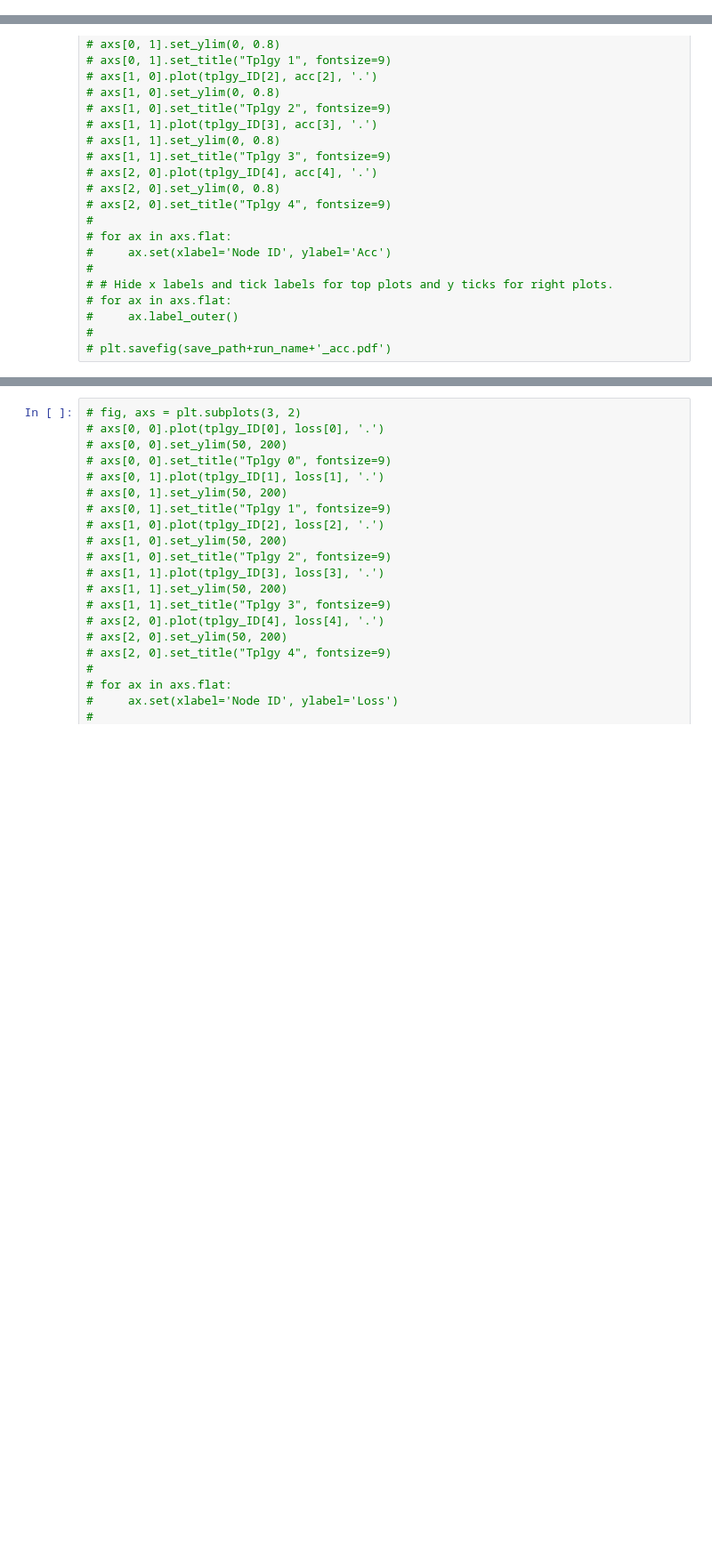
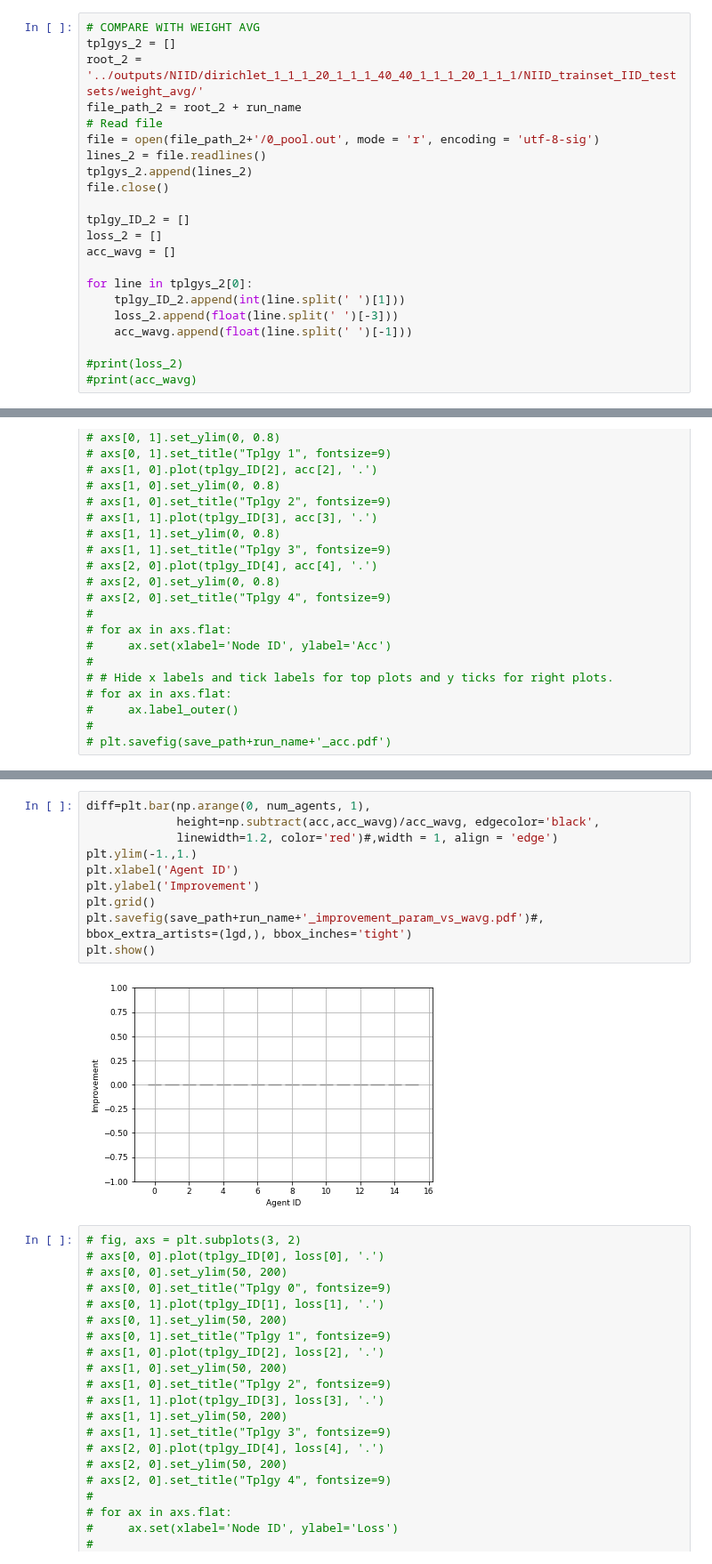
Before and after one commit to AitorB16/GLow, a Jupyter notebook: visualization/single_visualize_results.ipynb, the cells around one changed output, grey strips where cells are left out. Shown at 89% size. Cells and saved outputs as stored; diff of their text form; blank space fills up the shorter version.

```diff
--- a/visualization/single_visualize_results.ipynb
+++ b/visualization/single_visualize_results.ipynb
@@ -16,3 +19,25 @@ num_agents = 8
+# %%
+# COMPARE WITH WEIGHT AVG
+tplgys_2 = []
+root_2 = '../outputs/NIID/dirichlet_1_1_1_20_1_1_1_40_40_1_1_1_20_1_1_1/NIID_trainset_IID_testsets/weight_avg/'
+file_path_2 = root_2 + run_name
+# Read file
+file = open(file_path_2+'/0_pool.out', mode = 'r', encoding = 'utf-8-sig')
+lines_2 = file.readlines()
+tplgys_2.append(lines_2)
+file.close()
+
+tplgy_ID_2 = []
+loss_2 = []
+acc_wavg = []
+
+for line in tplgys_2[0]:
+    tplgy_ID_2.append(int(line.split(' ')[1]))
+    loss_2.append(float(line.split(' ')[-3]))
+    acc_wavg.append(float(line.split(' ')[-1]))
+
+#print(loss_2)
+#print(acc_wavg)
 # %%
 tplgys = []
 raw_tplgys = []
@@ -91,3 +144,15 @@ plt.savefig(save_path+run_name+'_summarized_acc.pdf')#, bbox_extra_artists=(lgd,
+# %%
+diff=plt.bar(np.arange(0, num_agents, 1),
+             height=np.subtract(acc,acc_wavg)/acc_wavg, edgecolor='black',
+             linewidth=1.2, color='red')#,width = 1, align = 'edge')
+plt.ylim(-1.,1.)
+plt.xlabel('Agent ID')
+plt.ylabel('Improvement')
+plt.grid()
+plt.savefig(save_path+run_name+'_improvement_param_vs_wavg.pdf')#, bbox_extra_artists=(lgd,), bbox_inches='tight')
+plt.show()
+# %% [output]
+[figure, added]
 # %%
 # fig, axs = plt.subplots(3, 2)
 # axs[0, 0].plot(tplgy_ID[0], loss[0], '.')
```
Also changed, not shown: parts of 14 cells of this notebook, 7 other files.
